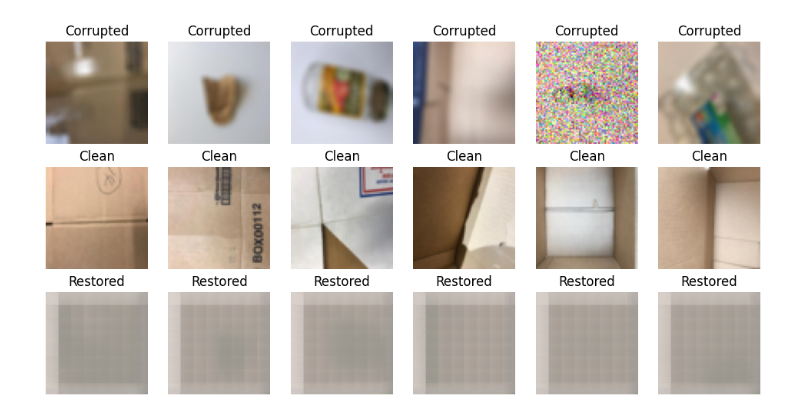
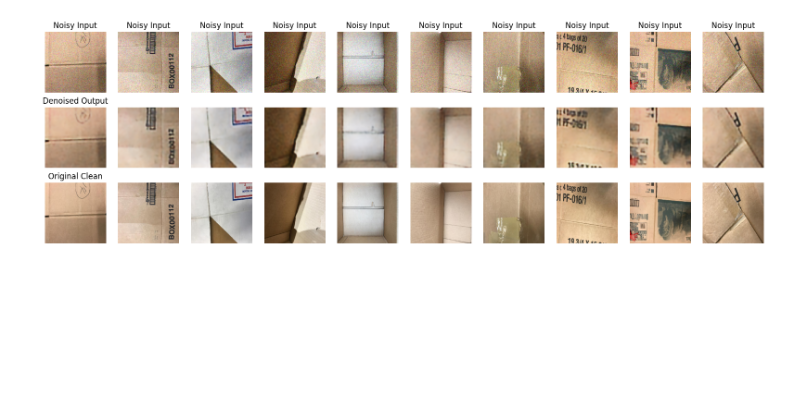
Before and after one commit to isis-ashraf/Smart-Waste-Recycling-Assistant, a Jupyter notebook: src/Autoencoder.ipynb, the cells around one changed output. Cells and saved outputs as stored; diff of their text form; code cells hidden in the pictures; blank space fills up the shorter version.

```diff
--- a/src/Autoencoder.ipynb
+++ b/src/Autoencoder.ipynb
@@ -130,0 +1,9 @@ Epoch [10/10] | Loss: 0.0343
+# %%
+import os
+import kagglehub
+
+# Download latest version
+path = kagglehub.dataset_download("feyzazkefe/trashnet")
+
+print("Path to dataset files:", path)
+dataset_path = os.path.join(path, 'dataset-resized')
@@ -130,0 +115,7 @@ Epoch [10/10] | Loss: 0.0343
+# %%
+history = autoencoder.fit(
+    train_noisy,
+    validation_data=val_noisy,
+    epochs=5,
+    verbose=1
+)
@@ -131,36 +133,30 @@ Epoch [10/10] | Loss: 0.0343
 # %%
-import numpy as np
-corrupt_imgs, _ = next(iter(corrupt_loader))
-clean_imgs, _   = next(iter(clean_loader))
-corrupt_imgs, clean_imgs = corrupt_imgs.to(device), clean_imgs.to(device)
+noisy_imgs, clean_imgs = val_noisy[0]
+decoded_imgs = autoencoder.predict(noisy_imgs[:10])
 
-# Reconstruct
-with torch.no_grad():
-    outputs = model(corrupt_imgs)
+n = 10
+plt.figure(figsize=(20, 6))
+for i in range(n):
+    # noisy input
+    ax = plt.subplot(3, n, i+1)
+    plt.imshow(noisy_imgs[i])
+    ax.axis('off')
+    ax.set_title("Noisy Input")
 
-# Show comparison
-def show_images(corrupt, clean, reconstructed, n=6):
-    plt.figure(figsize=(12,6))
-    for i in range(n):
-        # Corrupted
-        plt.subplot(3,n,i+1)
-        plt.imshow(np.transpose(corrupt[i].cpu(), (1,2,0)))
-        plt.title("Corrupted")
-        plt.axis("off")
+    # denoised output
+    ax = plt.subplot(3, n, i+1+n)
+    plt.imshow(decoded_imgs[i])
+    ax.axis('off')
+    if i == 0:
+        ax.set_title("Denoised Output")
 
-        # Clean
-        plt.subplot(3,n,i+1+n)
-        plt.imshow(np.transpose(clean[i].cpu(), (1,2,0)))
-        plt.title("Clean")
-        plt.axis("off")
 
-        # Denoised
-        plt.subplot(3,n,i+1+2*n)
-        plt.imshow(np.transpose(reconstructed[i].cpu(), (1,2,0)))
-        plt.title("Restored")
-        plt.axis("off")
+    # original clean
+    ax = plt.subplot(3, n, i+1+2*n)
+    plt.imshow(clean_imgs[i])
+    ax.axis('off')
+    if i == 0:
+        ax.set_title("Original Clean")
 
-    plt.show()
-
-show_images(corrupt_imgs, clean_imgs, outputs)
+plt.show()
 # %% [output]
@@ -167 +164 @@ show_images(corrupt_imgs, clean_imgs, outputs)
-[figure, old version]
+[figure, new version]
```
Also changed, not shown: parts of 10 cells of this notebook.
